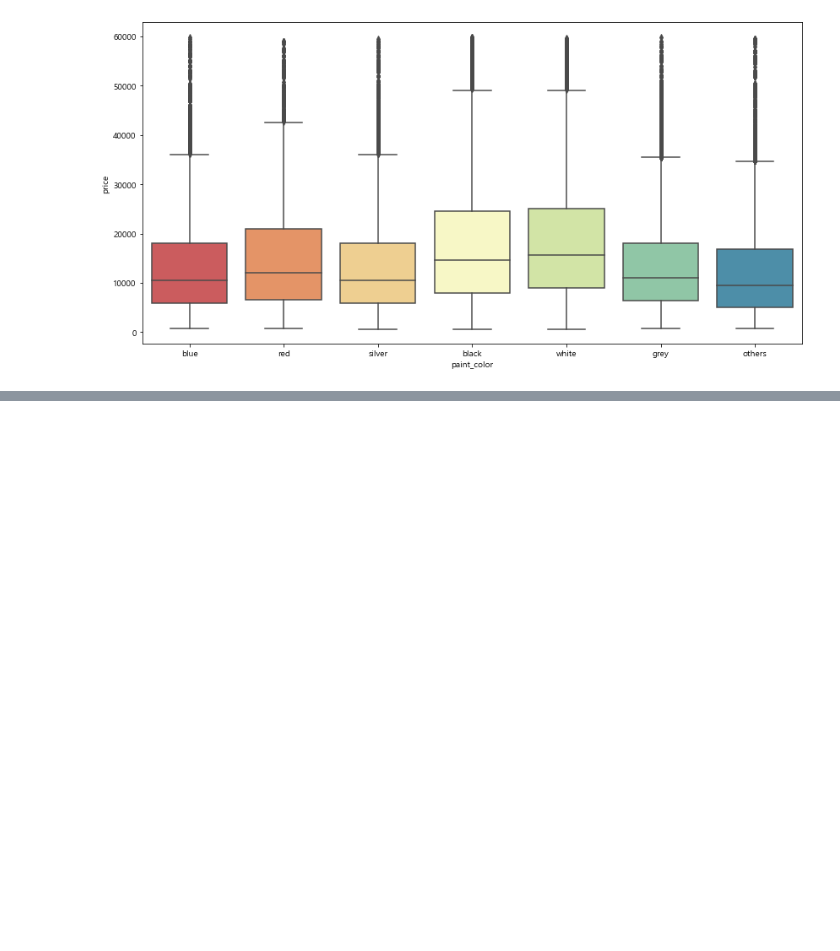
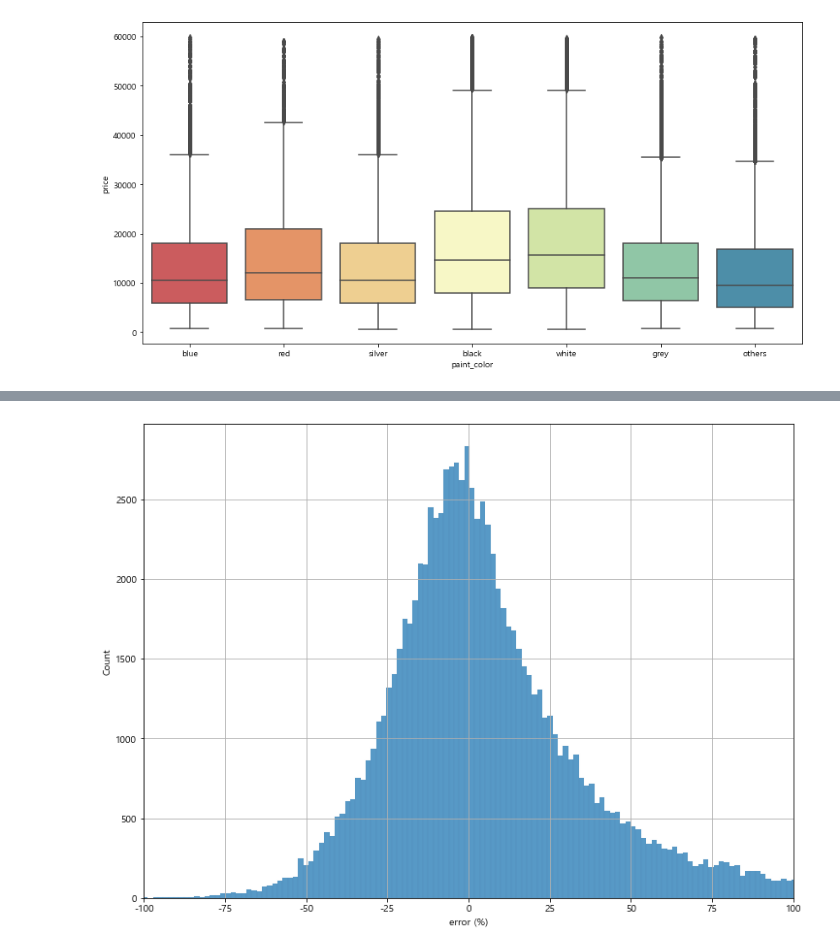
Before and after one commit to Kimgabe/Projects, a Jupyter notebook: Shadowing projects(필사)/[Kaggle_Used car price predict]/[kaggle] 중고자동차 가격 예측(feat. scrapping data).ipynb, the cells around one changed output, grey strips where cells are left out. Cells and saved outputs as stored; diff of their text form; code cells hidden in the pictures; blank space fills up the shorter version.

```diff
--- a/Shadowing projects(필사)/[Kaggle_Used car price predict]/[kaggle] 중고자동차 가격 예측(feat. scrapping data).ipynb
+++ b/Shadowing projects(필사)/[Kaggle_Used car price predict]/[kaggle] 중고자동차 가격 예측(feat. scrapping data).ipynb
@@ -1171,0 +1342,11 @@ boxplot('paint_color')
+# %%
+# err의 히스토그램으로 에러율 히스토그램 확인하기
+err = (pred - y_test) / y_test * 100
+sns.histplot(err)
+plt.xlabel('error (%)')
+
+# 대칭적으로 크게 보기위해 범위 제한
+plt.xlim(-100, 100)
+plt.grid()
+# %% [output]
+[figure, added]
```
Also changed, not shown: parts of 83 cells of this notebook.
